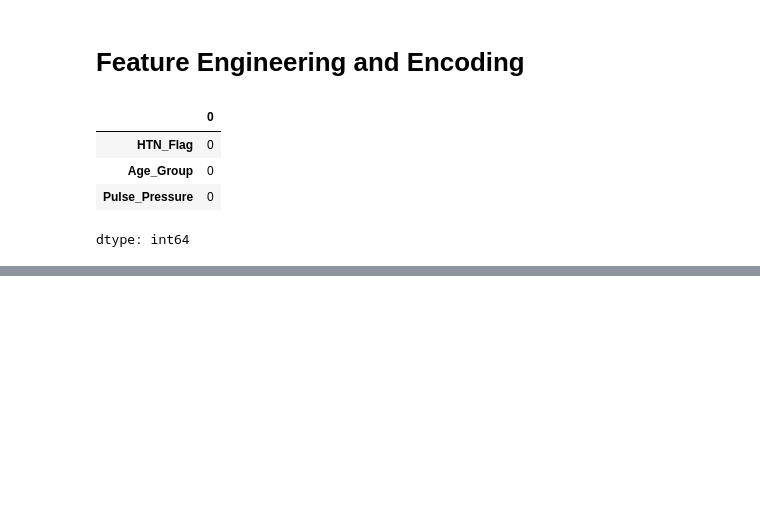
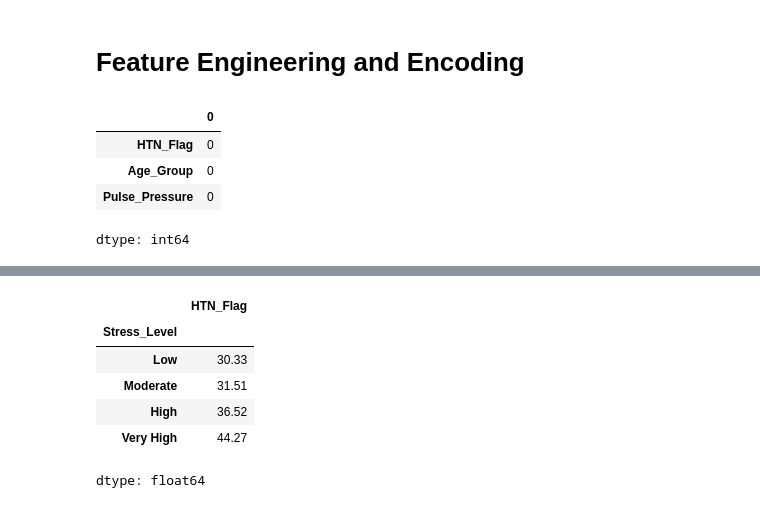
Before and after one commit to KarunaBaruwal/CMP7005-Hypertension-Analytics, a Jupyter notebook: CMP7005_Hypertension_Analysis.ipynb, the cells around one changed output, grey strips where cells are left out. Drawn from its saved outputs; the diff is of its cells as text; code cells hidden in the pictures; blank space fills up the shorter version.

```diff
--- a/CMP7005_Hypertension_Analysis.ipynb
+++ b/CMP7005_Hypertension_Analysis.ipynb
@@ -675,0 +691,19 @@ dtype: int64
+# %%
+stress_rates = df_clean.groupby('Stress_Level')['HTN_Flag'].mean() * 100
+
+stress_rates = stress_rates.reindex([
+    'Low',
+    'Moderate',
+    'High',
+    'Very High'
+])
+
+stress_rates.round(2)
+# %% [output]
+|  | HTN_Flag |
+| Stress_Level |  |
+| Low | 30.33 |
+| Moderate | 31.51 |
+| High | 36.52 |
+| Very High | 44.27 |
+dtype: float64
```
Also changed, not shown: parts of 5 cells of this notebook.
